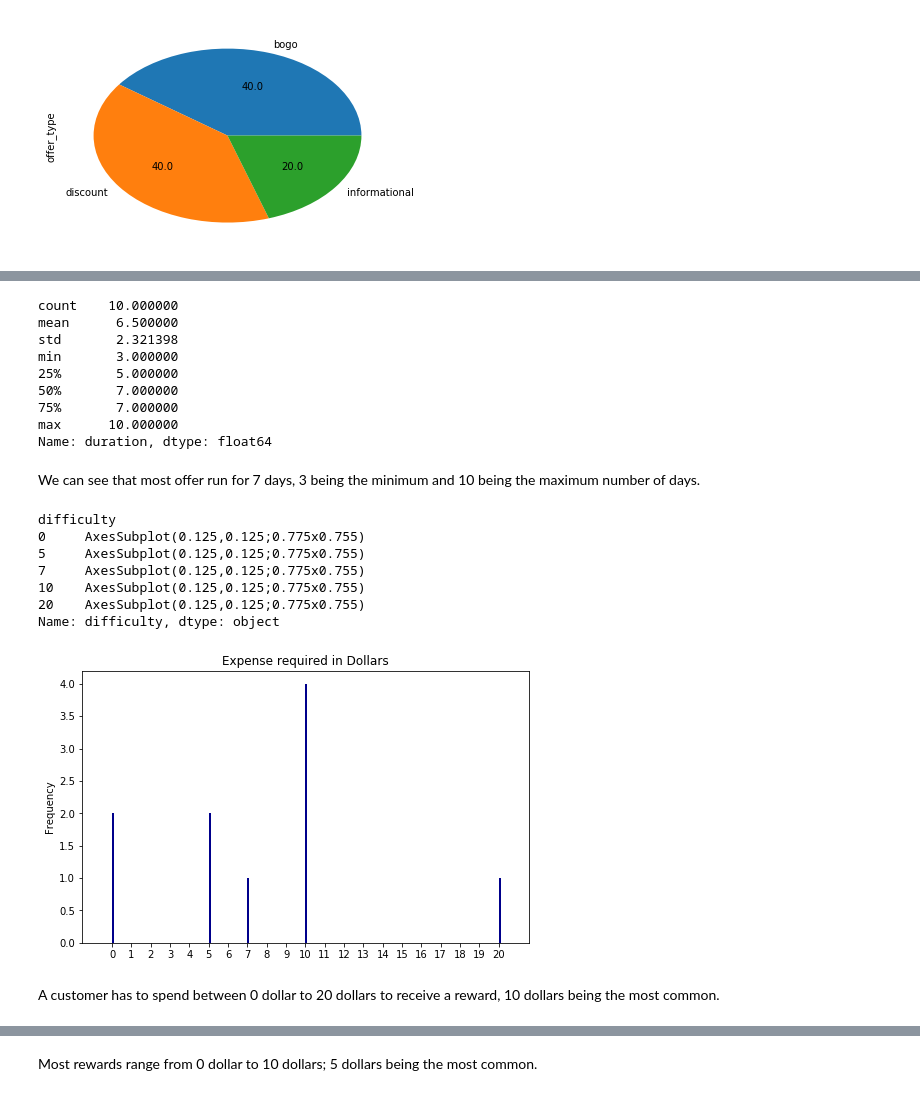
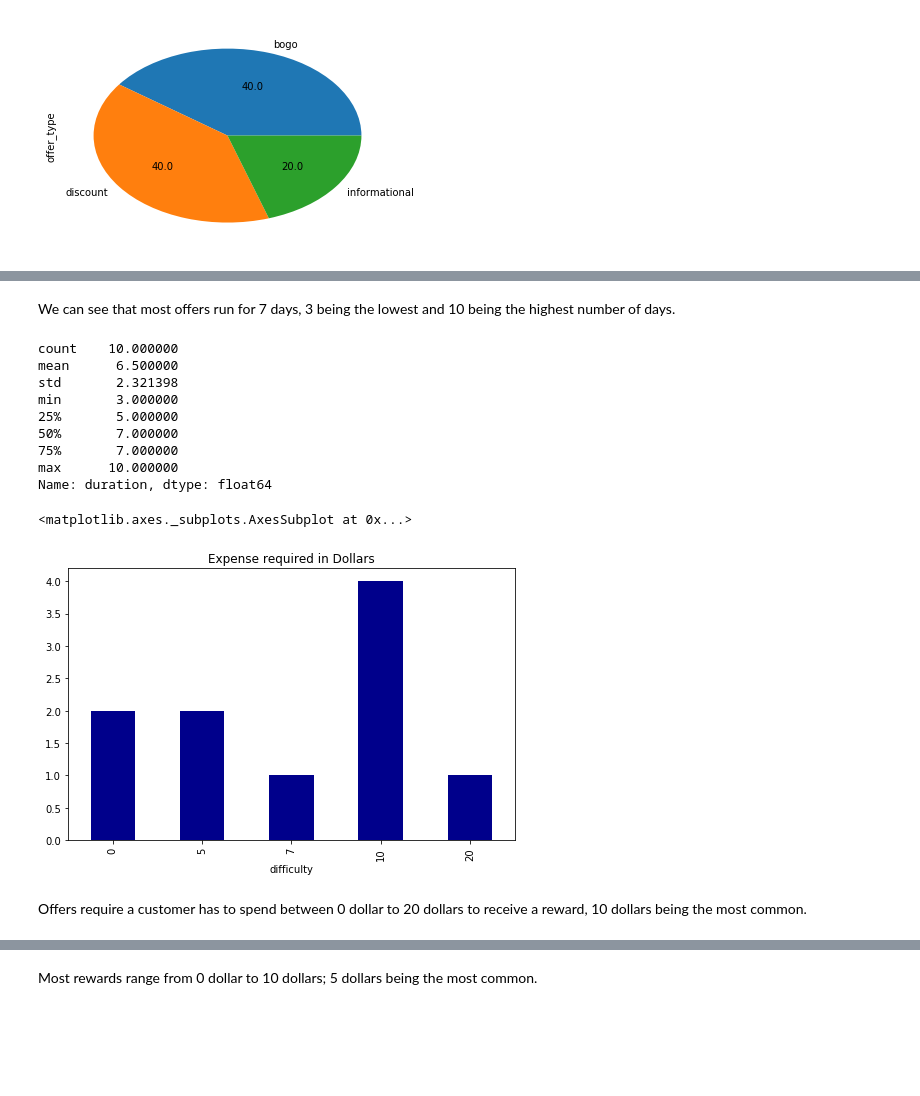
Before and after one commit to clainchege2/Starbucks-Capstone-Project-Udacity-, a Jupyter notebook: Starbucks_Capstone_notebook.ipynb, the cells around one changed output, grey strips where cells are left out. Saved outputs shown, nothing was run; the diff lists cells and outputs as text; code cells hidden in the pictures; blank space fills up the shorter version.

```diff
--- a/Starbucks_Capstone_notebook.ipynb
+++ b/Starbucks_Capstone_notebook.ipynb
@@ -133,28 +137,24 @@ Name: duration, dtype: object
-# %%
-portfolio.duration.describe()
-# %% [output]
-count    10.000000
-mean      6.500000
-std       2.321398
-min       3.000000
-25%       5.000000
-50%       7.000000
-75%       7.000000
-max      10.000000
-Name: duration, dtype: float64
 # %% [markdown]
-We can see that most offer run for 7 days, 3 being the minimum  and 10 being the maximum number of days.
+We can see that most offers run for 7 days, 3 being the lowest  and 10 being the highest number of days.
+# %%
+# print portfolio statistics
+portfolio.duration.describe()
+# %% [output]
+count    10.000000
+mean      6.500000
+std       2.321398
+min       3.000000
+25%       5.000000
+50%       7.000000
+75%       7.000000
+max      10.000000
+Name: duration, dtype: float64
 # %%
-portfolio.groupby('difficulty')['difficulty'].plot.hist(title='Expense required in Dollars',xticks=range(0,21),figsize=(8,5),color='darkblue')
+# sort portfolio by 'difficulty' and plot
+portfolio.groupby('difficulty')['difficulty'].count().plot.bar(title='Expense required in Dollars',xticks=range(0,21),figsize=(8,5),color='darkblue')
 # %% [output]
-difficulty
-0     AxesSubplot(0.125,0.125;0.775x0.755)
-5     AxesSubplot(0.125,0.125;0.775x0.755)
-7     AxesSubplot(0.125,0.125;0.775x0.755)
-10    AxesSubplot(0.125,0.125;0.775x0.755)
-20    AxesSubplot(0.125,0.125;0.775x0.755)
-Name: difficulty, dtype: object
+<matplotlib.axes._subplots.AxesSubplot at 0x...>
-[figure, old version]
+[figure, new version]
 # %% [markdown]
-A customer has to spend  between 0 dollar to 20 dollars to receive a reward, 10 dollars being the most common.
+Offers require a customer has to spend  between 0 dollar to 20 dollars to receive a reward, 10 dollars being the most common.
 # %%
```
Also changed, not shown: parts of 101 cells of this notebook.
